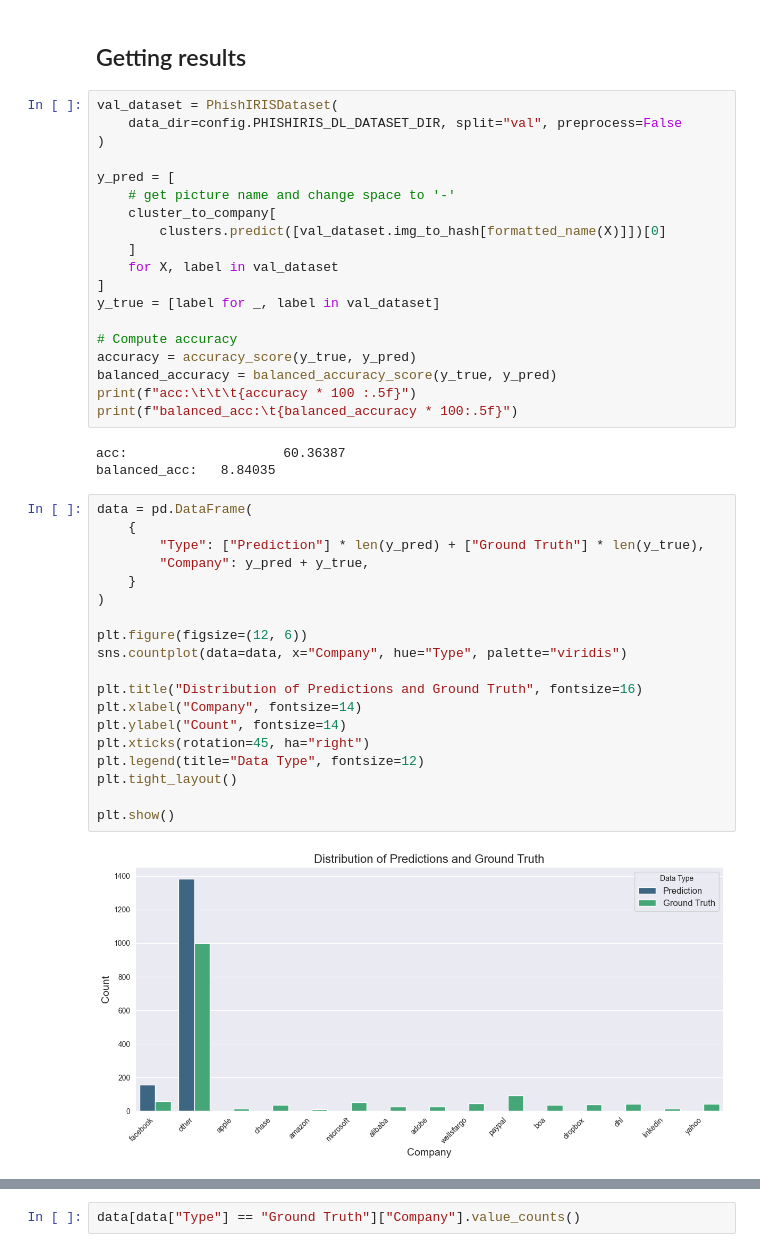
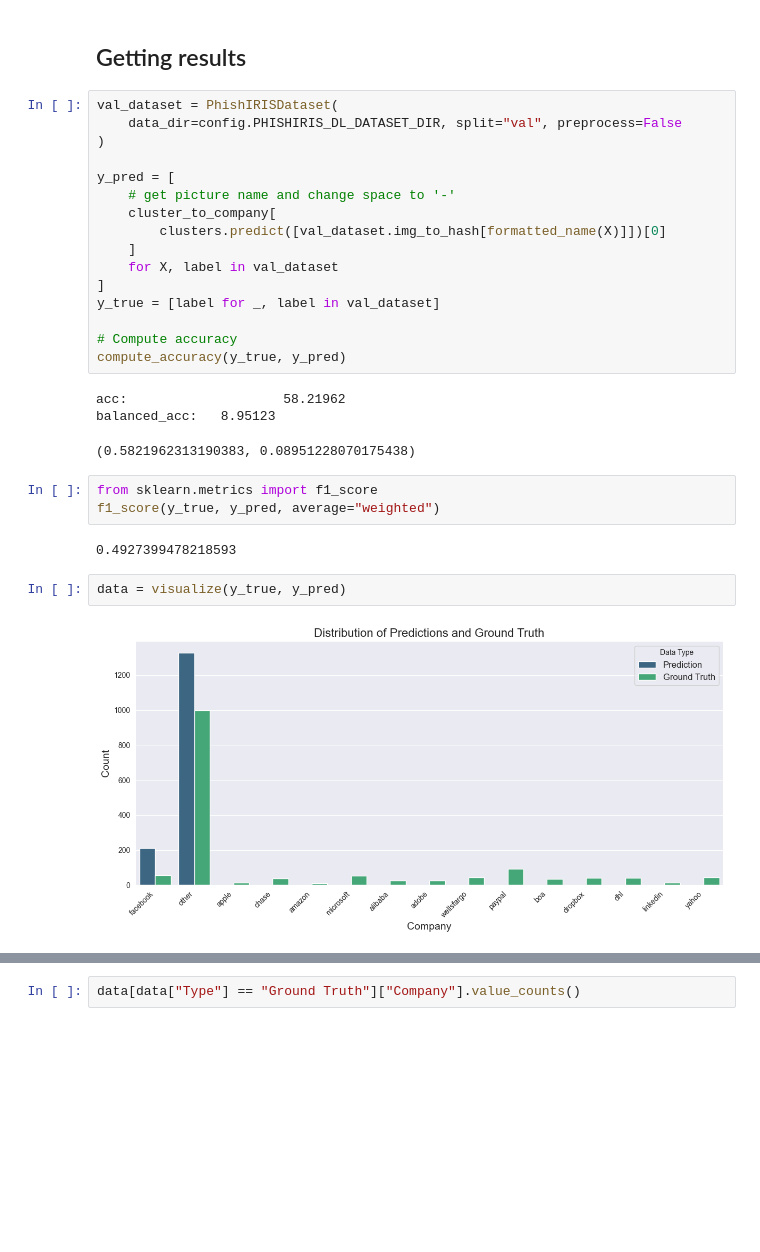
Before and after one commit to Percival33/phish-target-recognition, a Jupyter notebook: notebooks/000-phash-kmens.ipynb, the cells around one changed output, grey strips where cells are left out. Cells and saved outputs as stored; diff of their text form; blank space fills up the shorter version.

```diff
--- a/notebooks/000-phash-kmens.ipynb
+++ b/notebooks/000-phash-kmens.ipynb
@@ -124,34 +122,20 @@ y_pred = [
 y_true = [label for _, label in val_dataset]
 
 # Compute accuracy
-accuracy = accuracy_score(y_true, y_pred)
-balanced_accuracy = balanced_accuracy_score(y_true, y_pred)
-print(f"acc:\t\t\t{accuracy * 100 :.5f}")
-print(f"balanced_acc:\t{balanced_accuracy * 100:.5f}")
+compute_accuracy(y_true, y_pred)
 # %% [output]
-acc:                    60.36387
-balanced_acc:   8.84035
+acc:                    58.21962
+balanced_acc:   8.95123
+(0.5821962313190383, 0.08951228070175438)
+# %%
+from sklearn.metrics import f1_score
+f1_score(y_true, y_pred, average="weighted")
+# %% [output]
+0.4927399478218593
 # %%
-data = pd.DataFrame(
-    {
-        "Type": ["Prediction"] * len(y_pred) + ["Ground Truth"] * len(y_true),
-        "Company": y_pred + y_true,
-    }
-)
-
-plt.figure(figsize=(12, 6))
-sns.countplot(data=data, x="Company", hue="Type", palette="viridis")
-
-plt.title("Distribution of Predictions and Ground Truth", fontsize=16)
-plt.xlabel("Company", fontsize=14)
-plt.ylabel("Count", fontsize=14)
-plt.xticks(rotation=45, ha="right")
-plt.legend(title="Data Type", fontsize=12)
-plt.tight_layout()
-
-plt.show()
+data = visualize(y_true, y_pred)
 # %% [output]
-[figure, old version]
+[figure, new version]
 # %%
 data[data["Type"] == "Prediction"]["Company"].value_counts()
 # %% [output]
```
Also changed, not shown: parts of 3 cells of this notebook, 5 other files.
